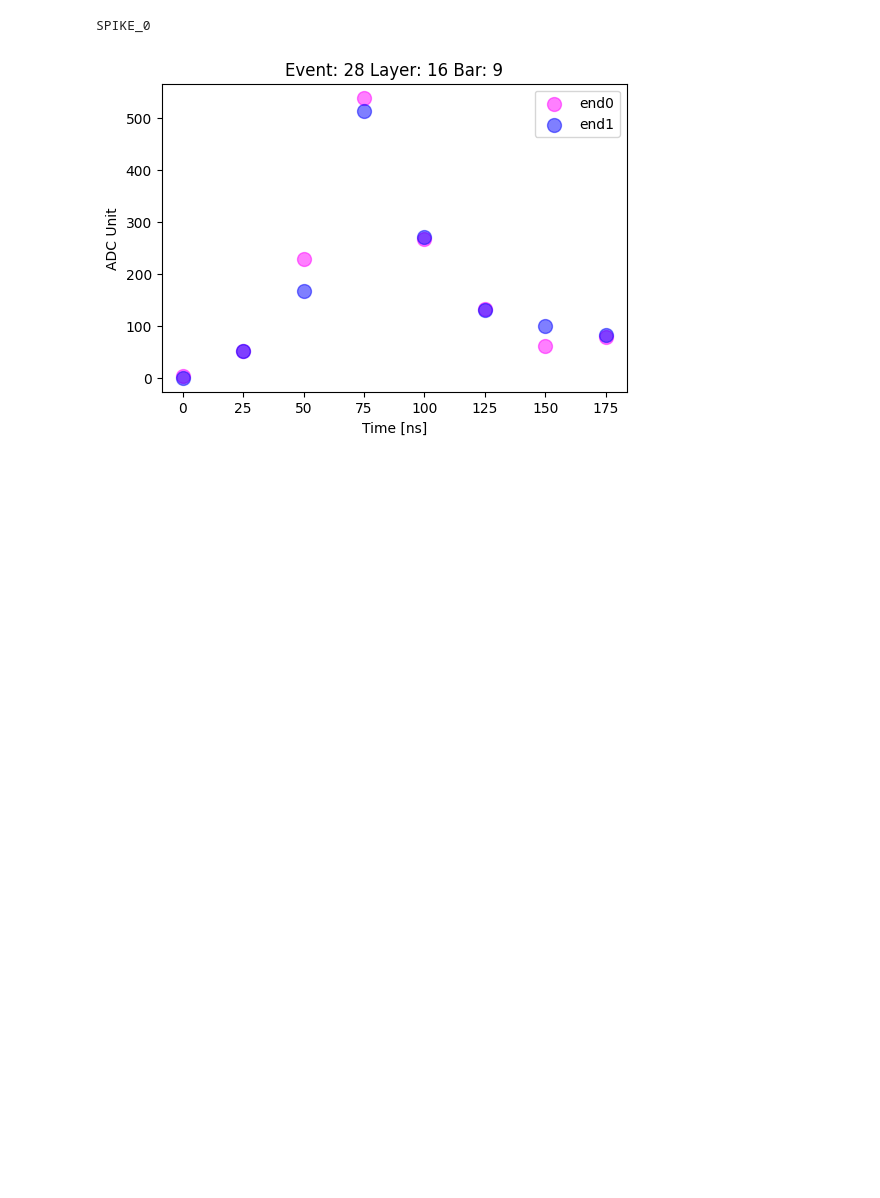
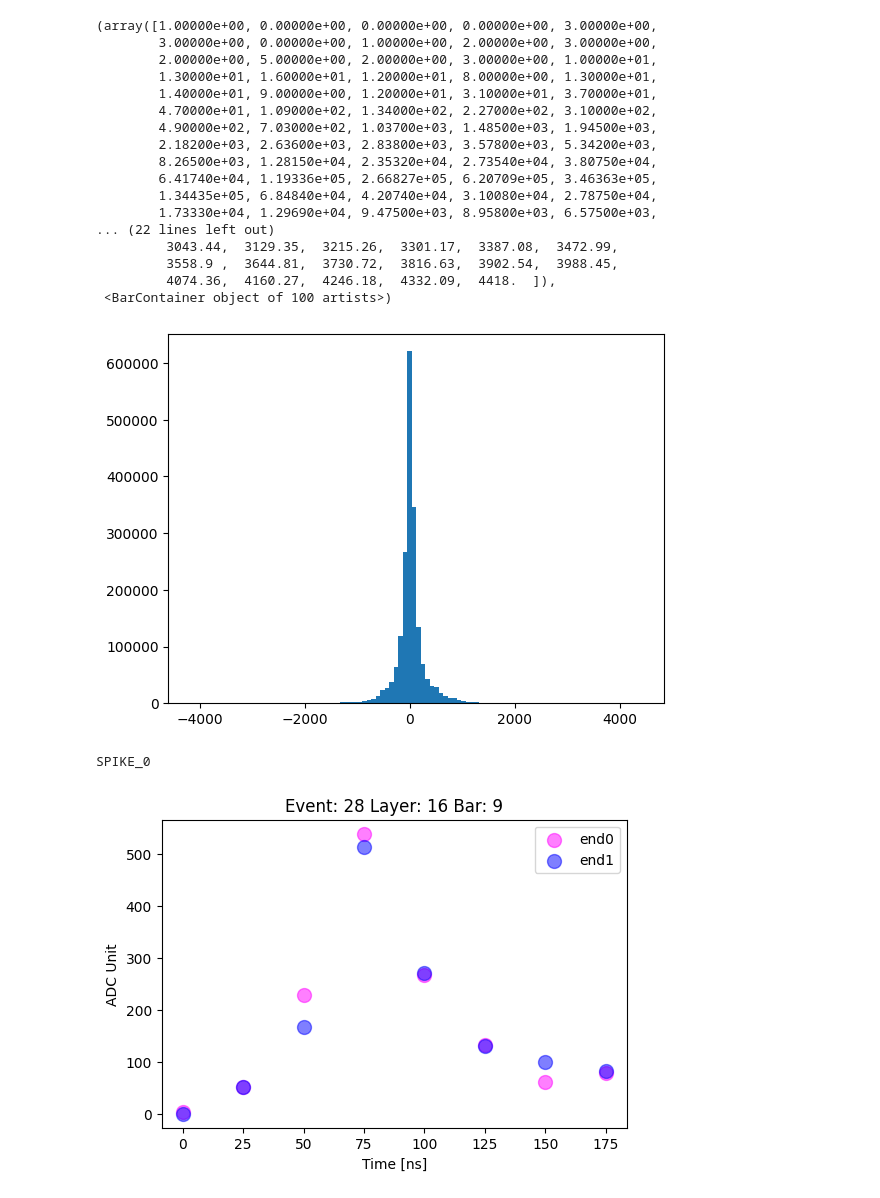
Before and after one commit to gajdangreta/hcalTestBeam, a Jupyter notebook: hcalEnv/notebooks/pulse_analysis.ipynb, the cells around one changed output. Cells and saved outputs as stored; diff of their text form; code cells hidden in the pictures; blank space fills up the shorter version.

```diff
--- a/hcalEnv/notebooks/pulse_analysis.ipynb
+++ b/hcalEnv/notebooks/pulse_analysis.ipynb
@@ -18,8 +18,8 @@ pd.set_option('display.max_columns', None)
 # %%
 c_folder="../../data/calibration/"
 d_folder="../../data/runData/"
-r_n=287
-pulsed=True
+r_n=300
+pulsed=False
 
 Path("../../plots").mkdir(parents=True, exist_ok=True)
 Path("../../plots/run_"+str(r_n)).mkdir(parents=True, exist_ok=True)
@@ -46,3 +46,25 @@ Wall time: 444 ms
+# %%
+plt.hist(r["adc_sum_end0"]-r["adc_sum_end1"], bins=100)
+# plt.ylim(0,50)
+# %% [output]
+(array([1.00000e+00, 0.00000e+00, 0.00000e+00, 0.00000e+00, 3.00000e+00,
+        3.00000e+00, 0.00000e+00, 1.00000e+00, 2.00000e+00, 3.00000e+00,
+        2.00000e+00, 5.00000e+00, 2.00000e+00, 3.00000e+00, 1.00000e+01,
+        1.30000e+01, 1.60000e+01, 1.20000e+01, 8.00000e+00, 1.30000e+01,
+        1.40000e+01, 9.00000e+00, 1.20000e+01, 3.10000e+01, 3.70000e+01,
+        4.70000e+01, 1.09000e+02, 1.34000e+02, 2.27000e+02, 3.10000e+02,
+        4.90000e+02, 7.03000e+02, 1.03700e+03, 1.48500e+03, 1.94500e+03,
+        2.18200e+03, 2.63600e+03, 2.83800e+03, 3.57800e+03, 5.34200e+03,
+        8.26500e+03, 1.28150e+04, 2.35320e+04, 2.73540e+04, 3.80750e+04,
+        6.41740e+04, 1.19336e+05, 2.66827e+05, 6.20709e+05, 3.46363e+05,
+        1.34435e+05, 6.84840e+04, 4.20740e+04, 3.10080e+04, 2.78750e+04,
+        1.73330e+04, 1.29690e+04, 9.47500e+03, 8.95800e+03, 6.57500e+03,
+... (22 lines left out)
+         3043.44,  3129.35,  3215.26,  3301.17,  3387.08,  3472.99,
+         3558.9 ,  3644.81,  3730.72,  3816.63,  3902.54,  3988.45,
+         4074.36,  4160.27,  4246.18,  4332.09,  4418.  ]),
+ <BarContainer object of 100 artists>)
+[figure, added]
 # %%
 sick_bar=r[(r["layer"]==16) & (r["strip"]==9)]
 # %%
```
Also changed, not shown: parts of 2 cells of this notebook.
